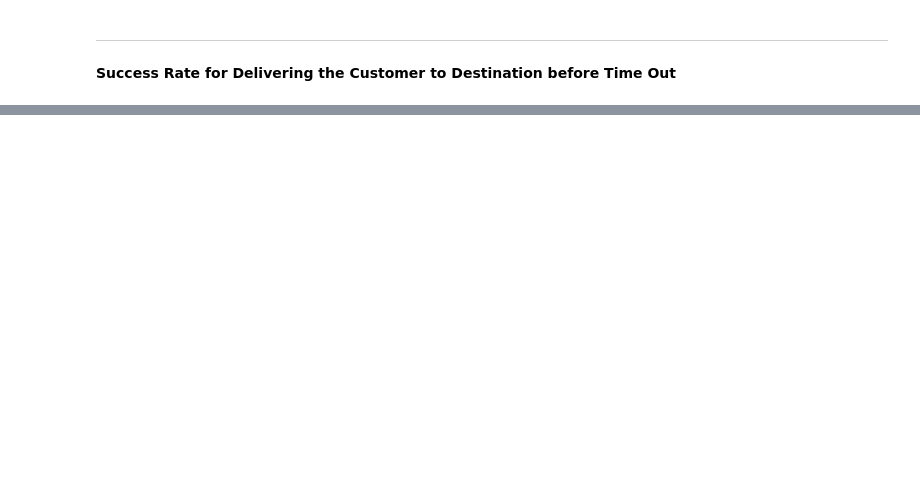
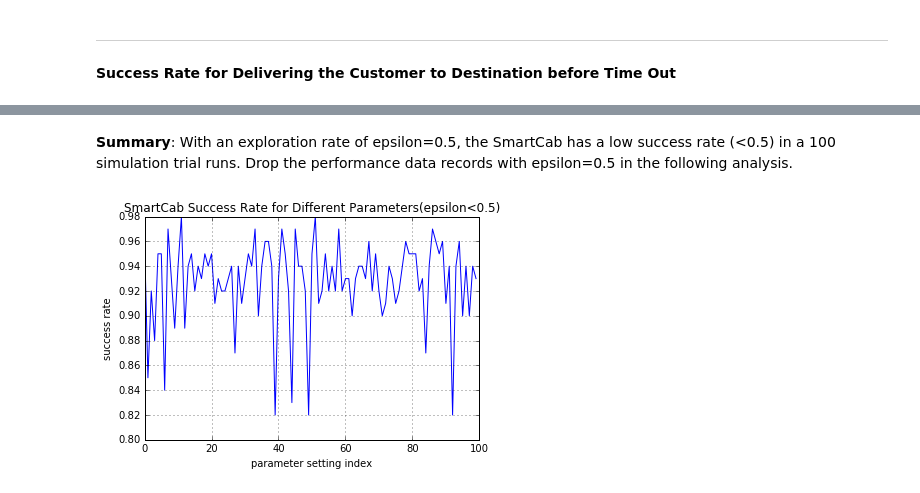
Before and after one commit to zhongyuk/machine-learning, a Jupyter notebook: projects/smartcab/Report.ipynb, the cells around one changed output, grey strips where cells are left out. Cells and saved outputs as stored; diff of their text form; code cells hidden in the pictures; blank space fills up the shorter version.

```diff
--- a/projects/smartcab/Report.ipynb
+++ b/projects/smartcab/Report.ipynb
@@ -76,0 +134,30 @@ plt.plot(param_id, success_rate)
+# %% [markdown]
+**Summary**: With an exploration rate of epsilon=0.5, the SmartCab has a low success rate (<0.5) in a 100 simulation trial runs. Drop the performance data records with epsilon=0.5 in the following analysis.
+# %%
+def find_low_epsilon(s):
+    start = s.rfind(',')+1
+    end = s.find(')')
+    epsilon = float(s[start:end])
+    if epsilon>=0.5:
+        return False
+    else:
+        return True
+# %%
+low_epsilon_ids = data.index[data['parameters'].map(find_low_epsilon)]
+data = data.loc[low_epsilon_ids]
+# %%
+param = set(data['parameters'])
+success_rate = []
+param_list = []
+for p in param:
+    param_list.append(p)
+    p_bool = data['parameters']==p
+    s = data['success'][p_bool]
+    rate = sum(s)*1./len(s)
+    success_rate.append(rate)
+param_id = range(len(param))
+plt.plot(param_id, success_rate)
+plt.xlabel('parameter setting index'); plt.ylabel('success rate'); plt.grid(True)
+plt.title("SmartCab Success Rate for Different Parameters(epsilon<0.5)");plt.show()
+# %% [output]
+[figure, added]
```
Also changed, not shown: parts of 33 cells of this notebook, 2 other files.
